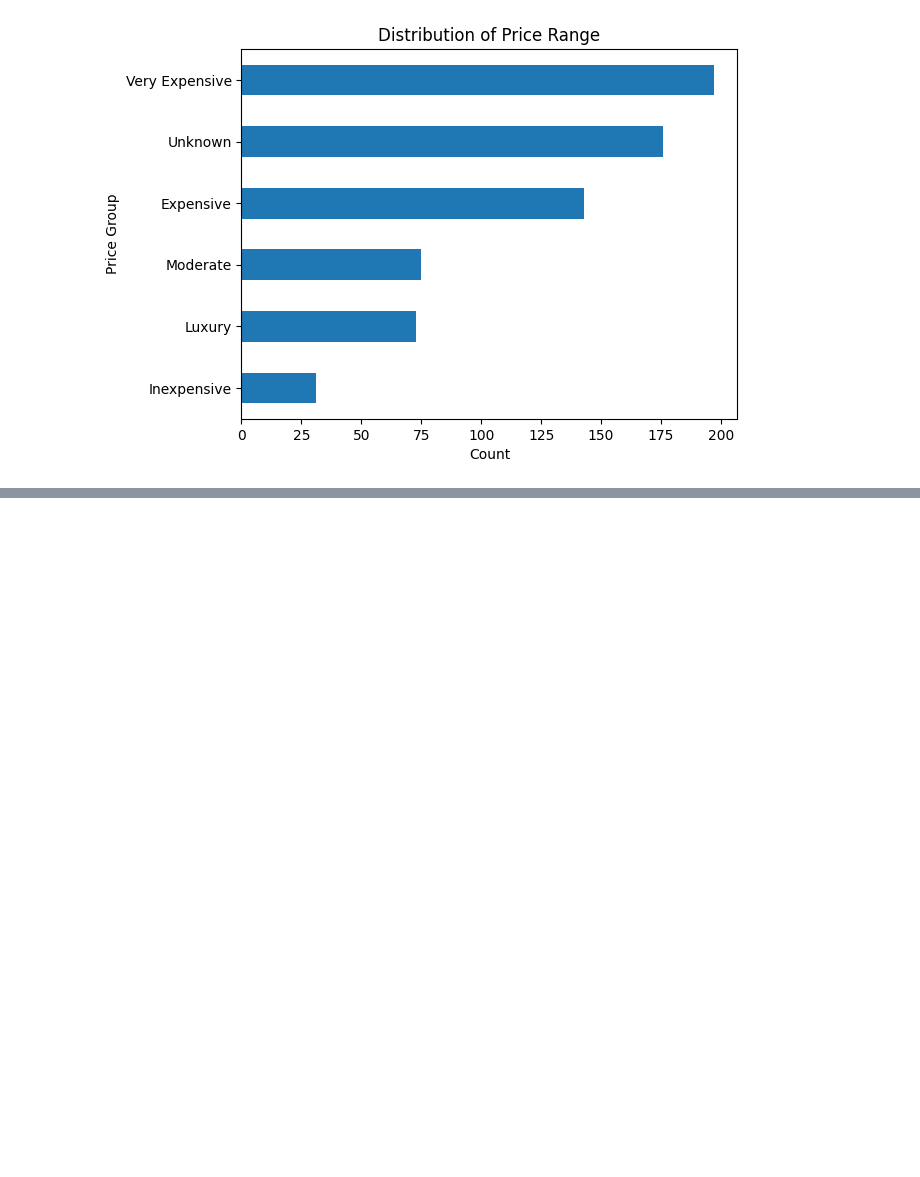
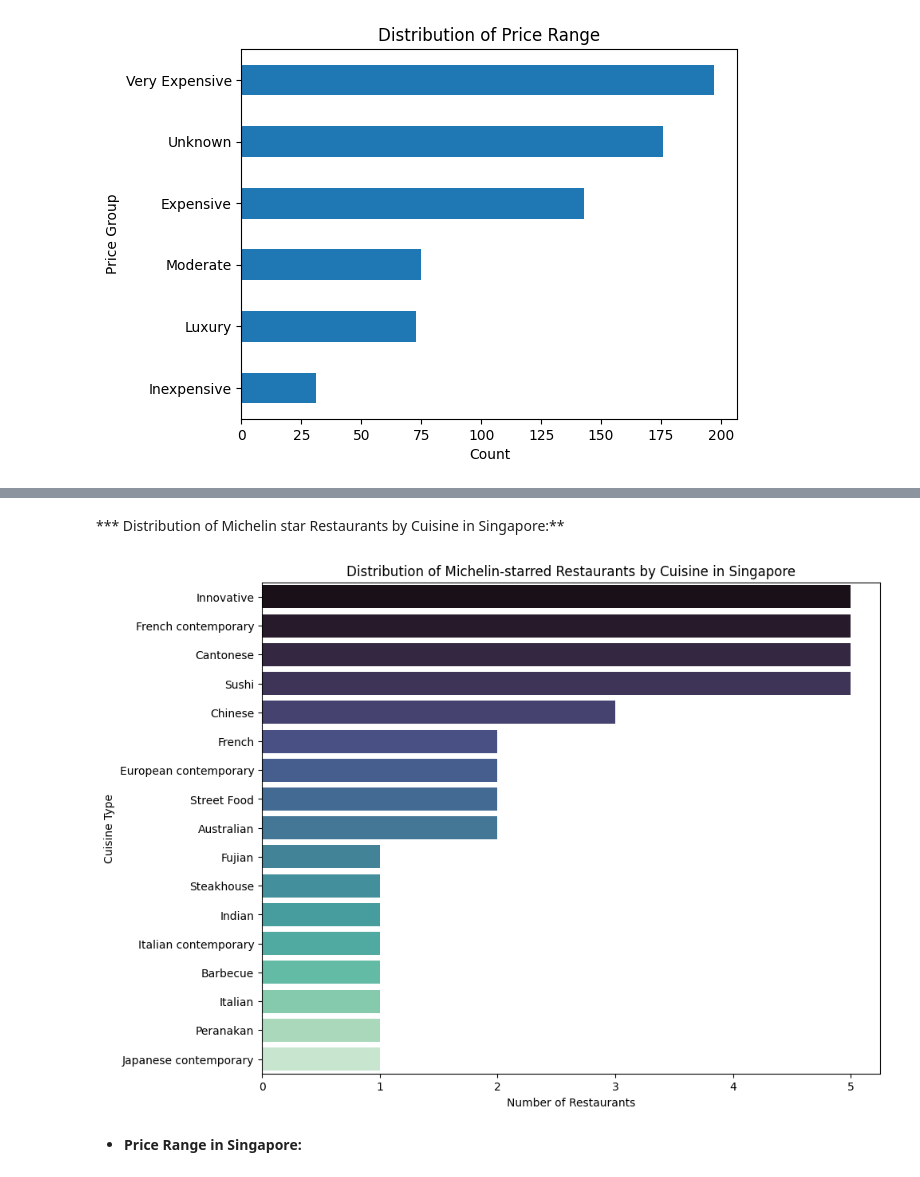
Before and after one commit to SPBarros/Michelin-Stars, a Jupyter notebook: michelin-star-around-the-world.ipynb, the cells around one changed output, grey strips where cells are left out. Saved outputs shown, nothing was run; the diff lists cells and outputs as text; code cells hidden in the pictures; blank space fills up the shorter version.

```diff
--- a/michelin-star-around-the-world.ipynb
+++ b/michelin-star-around-the-world.ipynb
@@ -369,0 +339,15 @@ Name: count, dtype: int64
+# %% [markdown]
+*** Distribution of Michelin star Restaurants by Cuisine in Singapore:**
+# %%
+cuisine_counts = singapore_restaurants['cuisine'].value_counts()
+
+plt.figure(figsize=(10, 8))
+sns.barplot(x=cuisine_counts.values, y=cuisine_counts.index, palette='mako')
+plt.xlabel('Number of Restaurants')
+plt.ylabel('Cuisine Type')
+plt.title('Distribution of Michelin-starred Restaurants by Cuisine in Singapore')
+plt.show()
+# %% [output]
+[figure, added]
+# %% [markdown]
+* **Price Range in Singapore:**
```
Also changed, not shown: parts of 33 cells of this notebook.
